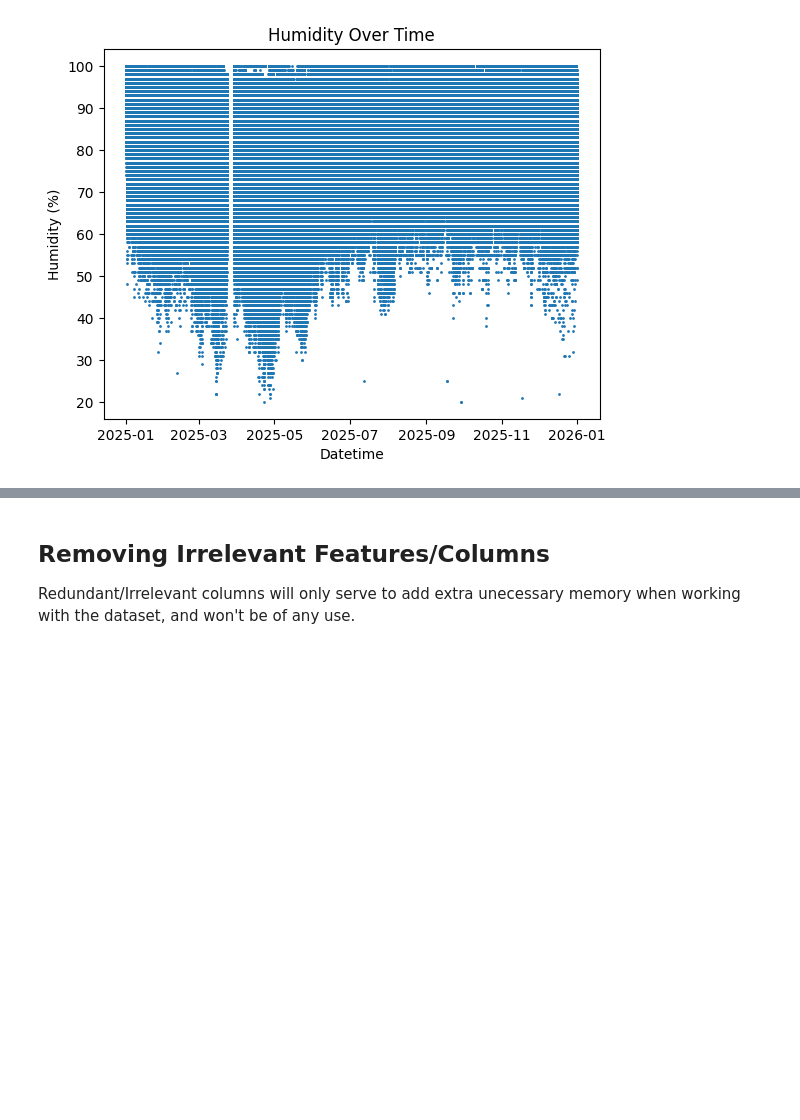
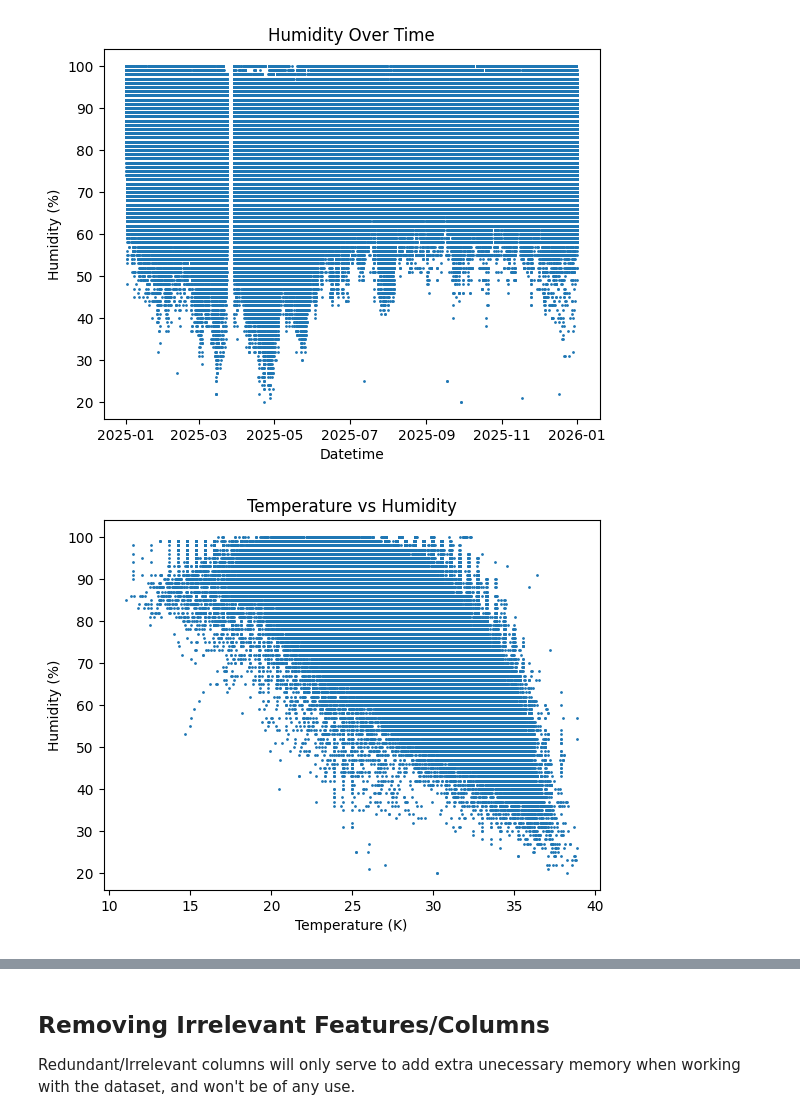
Before and after one commit to Lanzero225/Python-Notebooks, a Jupyter notebook: Philippine Weather/weather.ipynb, the cells around one changed output, grey strips where cells are left out. Saved outputs shown, nothing was run; the diff lists cells and outputs as text; code cells hidden in the pictures; blank space fills up the shorter version.

```diff
--- a/Philippine Weather/weather.ipynb
+++ b/Philippine Weather/weather.ipynb
@@ -260,3 +274,12 @@ plt.show()
 # %% [output]
 [figure]
 [figure]
+# %%
+plt.figure()
+plt.scatter(weather_dataframe['main.temp'], weather_dataframe['main.humidity'], s=1)
+plt.xlabel('Temperature (K)')
+plt.ylabel('Humidity (%)')
+plt.title('Temperature vs Humidity')
+plt.show()
+# %% [output]
+[figure, added]
```
Also changed, not shown: parts of 8 cells of this notebook.
